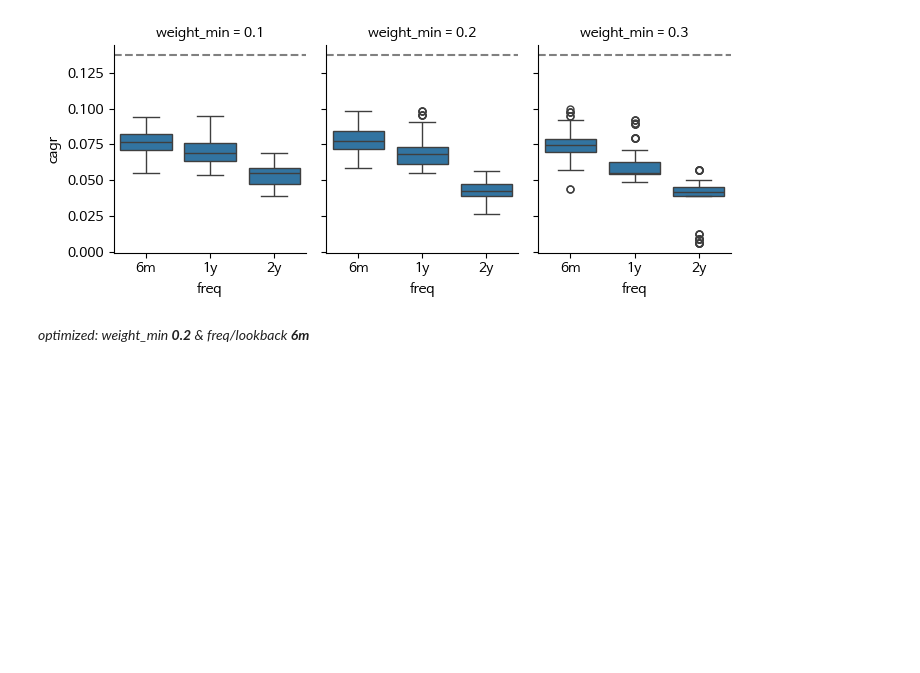
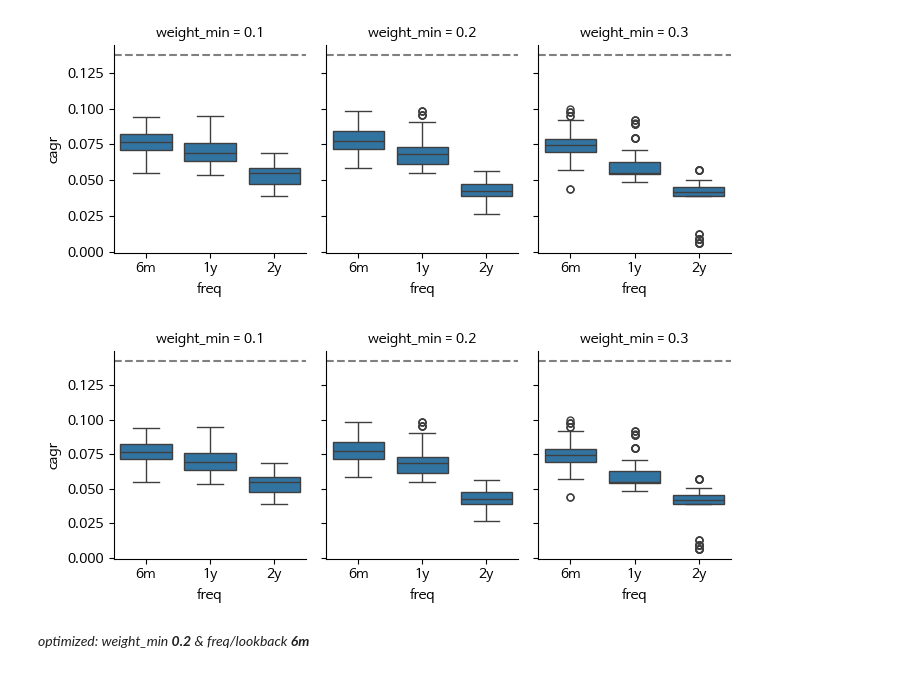
Before and after one commit to lbk209/portfolio, a Jupyter notebook: Build_Static.ipynb, the cells around one changed output. Cells and saved outputs as stored; diff of their text form; code cells hidden in the pictures; blank space fills up the shorter version.

```diff
--- a/Build_Static.ipynb
+++ b/Build_Static.ipynb
@@ -1069,6 +1071,11 @@ _ = bm.catplot(data=df, y=y, ref_val=ref_val, height=3, aspect=.8, **kw)
 [*********************100%***********************]  1 of 1 completed
 Returning cagr of s&p500 from 2018-01-02 to 2024-10-30
 [figure]
+# %%
+ref_val = fund.performance(start_date='2018-01-02')[y].mean()
+_ = bm.catplot(data=df, y=y, ref_val=ref_val, height=3, aspect=.8, **kw)
+# %% [output]
+[figure, added]
 # %% [markdown]
 *optimized: weight_min **0.2** & freq/lookback **6m***
 # %%
```
Also changed, not shown: parts of 5 cells of this notebook, 2 other files.
